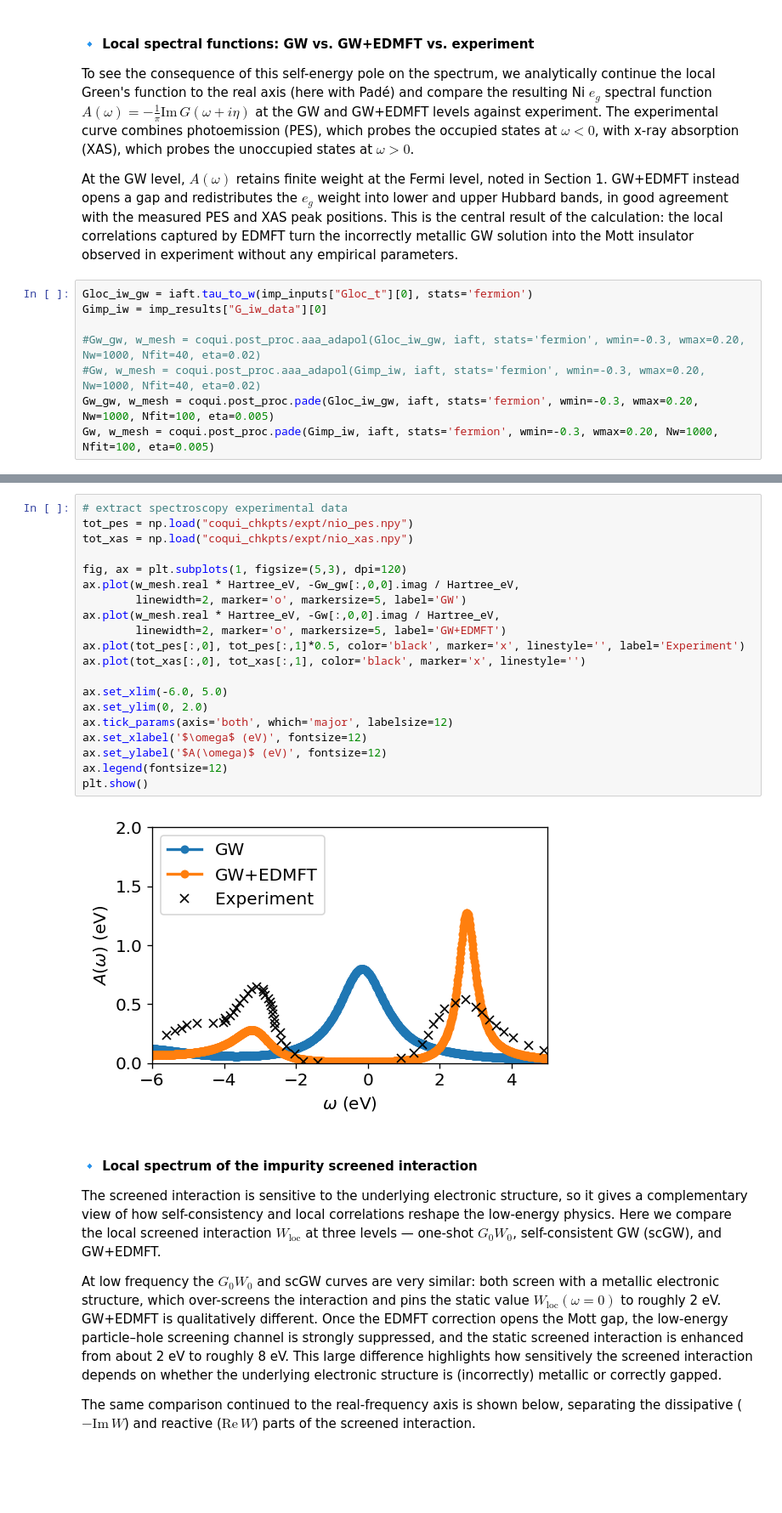
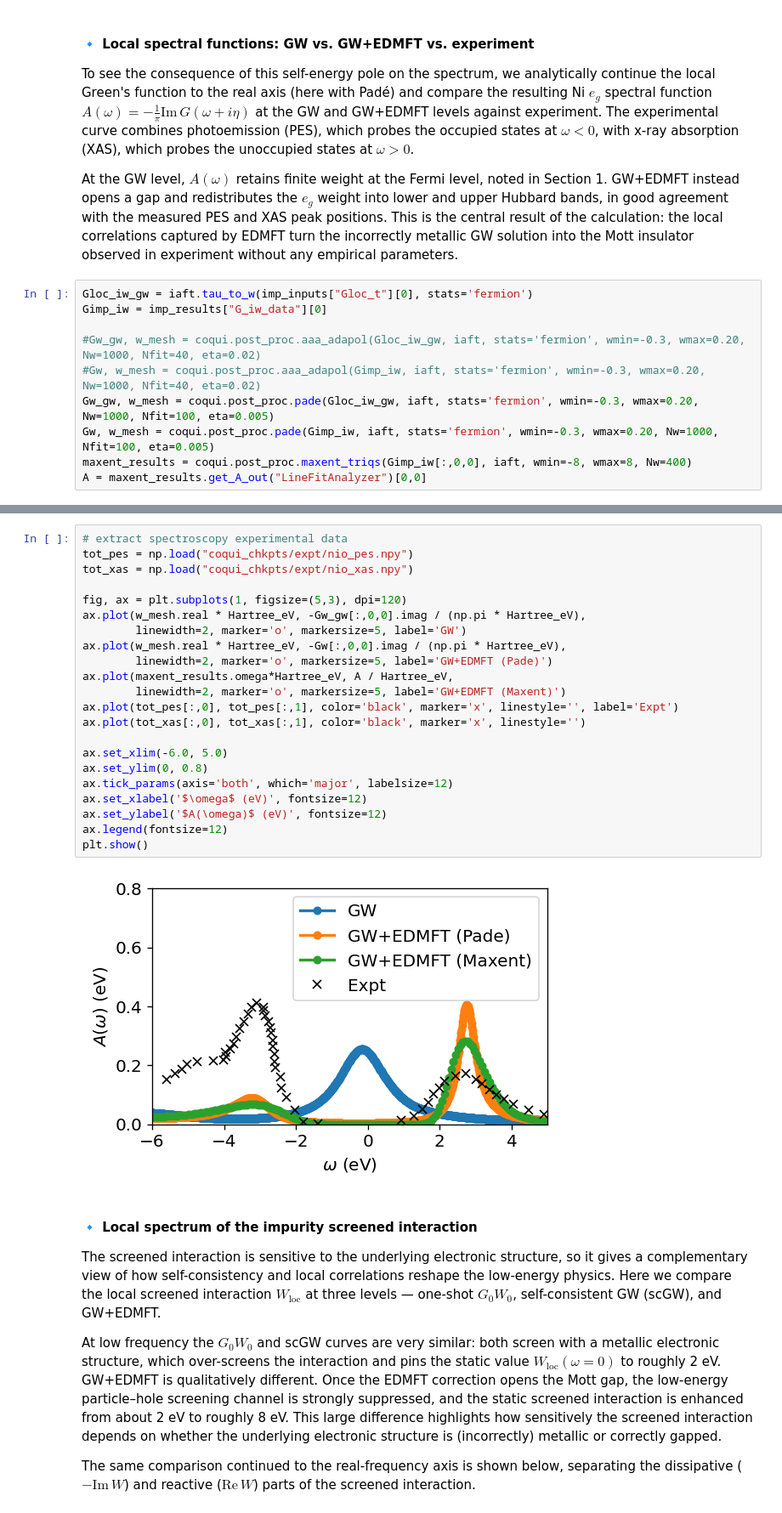
Before and after one commit to AbInitioQHub/coqui-tutorial, a Jupyter notebook: quickstart/04_gw_edmft/04_gw_edmft.ipynb, the cells around one changed output, grey strips where cells are left out. Shown at 85% size. Drawn from its saved outputs; the diff is of its cells as text; blank space fills up the shorter version.

```diff
--- a/quickstart/04_gw_edmft/04_gw_edmft.ipynb
+++ b/quickstart/04_gw_edmft/04_gw_edmft.ipynb
@@ -598,3 +599,5 @@ Gimp_iw = imp_results["G_iw_data"][0]
 #Gw, w_mesh = coqui.post_proc.aaa_adapol(Gimp_iw, iaft, stats='fermion', wmin=-0.3, wmax=0.20, Nw=1000, Nfit=40, eta=0.02)
 Gw_gw, w_mesh = coqui.post_proc.pade(Gloc_iw_gw, iaft, stats='fermion', wmin=-0.3, wmax=0.20, Nw=1000, Nfit=100, eta=0.005)
 Gw, w_mesh = coqui.post_proc.pade(Gimp_iw, iaft, stats='fermion', wmin=-0.3, wmax=0.20, Nw=1000, Nfit=100, eta=0.005)
+maxent_results = coqui.post_proc.maxent_triqs(Gimp_iw[:,0,0], iaft, wmin=-8, wmax=8, Nw=400)
+A = maxent_results.get_A_out("LineFitAnalyzer")[0,0]
@@ -601,25 +624,27 @@ Gw, w_mesh = coqui.post_proc.pade(Gimp_iw, iaft, stats='fermion', wmin=-0.3, wma
-# %%
-# extract spectroscopy experimental data
-tot_pes = np.load("coqui_chkpts/expt/nio_pes.npy")
-tot_xas = np.load("coqui_chkpts/expt/nio_xas.npy")
-
-fig, ax = plt.subplots(1, figsize=(5,3), dpi=120)
-ax.plot(w_mesh.real * Hartree_eV, -Gw_gw[:,0,0].imag / Hartree_eV,
-        linewidth=2, marker='o', markersize=5, label='GW')
-ax.plot(w_mesh.real * Hartree_eV, -Gw[:,0,0].imag / Hartree_eV,
-        linewidth=2, marker='o', markersize=5, label='GW+EDMFT')
-ax.plot(tot_pes[:,0], tot_pes[:,1]*0.5, color='black', marker='x', linestyle='', label='Experiment')
-ax.plot(tot_xas[:,0], tot_xas[:,1], color='black', marker='x', linestyle='')
-
-ax.set_xlim(-6.0, 5.0)
-ax.set_ylim(0, 2.0)
-ax.tick_params(axis='both', which='major', labelsize=12)
-ax.set_xlabel('$\omega$ (eV)', fontsize=12)
-ax.set_ylabel('$A(\omega)$ (eV)', fontsize=12)
-ax.legend(fontsize=12)
-plt.show()
-# %% [output]
-[figure, removed]
+# %%
+# extract spectroscopy experimental data
+tot_pes = np.load("coqui_chkpts/expt/nio_pes.npy")
+tot_xas = np.load("coqui_chkpts/expt/nio_xas.npy")
+
+fig, ax = plt.subplots(1, figsize=(5,3), dpi=120)
+ax.plot(w_mesh.real * Hartree_eV, -Gw_gw[:,0,0].imag / (np.pi * Hartree_eV),
+        linewidth=2, marker='o', markersize=5, label='GW')
+ax.plot(w_mesh.real * Hartree_eV, -Gw[:,0,0].imag / (np.pi * Hartree_eV),
+        linewidth=2, marker='o', markersize=5, label='GW+EDMFT (Pade)')
+ax.plot(maxent_results.omega*Hartree_eV, A / Hartree_eV,
+        linewidth=2, marker='o', markersize=5, label='GW+EDMFT (Maxent)')
+ax.plot(tot_pes[:,0], tot_pes[:,1], color='black', marker='x', linestyle='', label='Expt')
+ax.plot(tot_xas[:,0], tot_xas[:,1], color='black', marker='x', linestyle='')
+
+ax.set_xlim(-6.0, 5.0)
+ax.set_ylim(0, 0.8)
+ax.tick_params(axis='both', which='major', labelsize=12)
+ax.set_xlabel('$\omega$ (eV)', fontsize=12)
+ax.set_ylabel('$A(\omega)$ (eV)', fontsize=12)
+ax.legend(fontsize=12)
+plt.show()
+# %% [output]
+[figure, added]
 # %% [markdown]
 #### 🔹 Local spectrum of the impurity screened interaction
 
```
Also changed, not shown: parts of 10 cells of this notebook, 3 other files.
